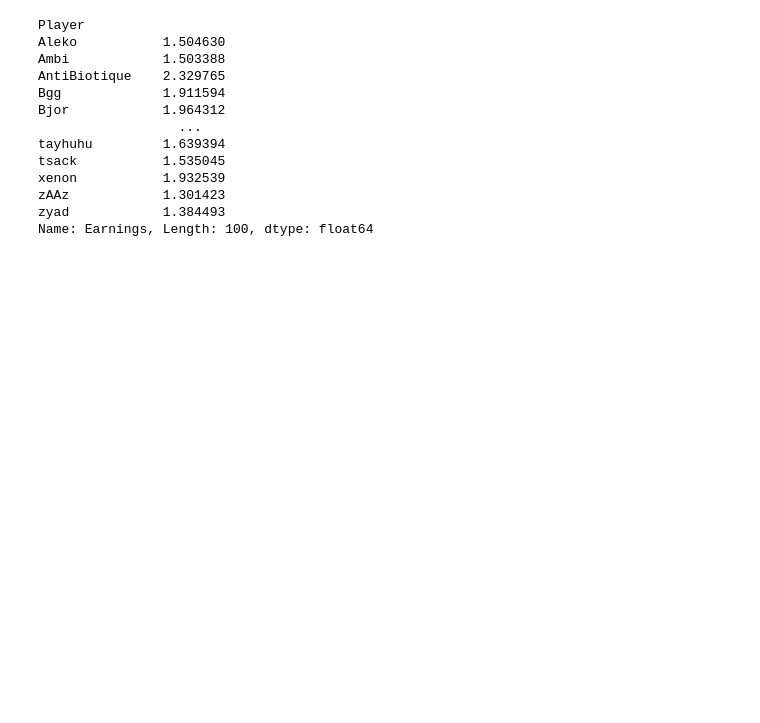
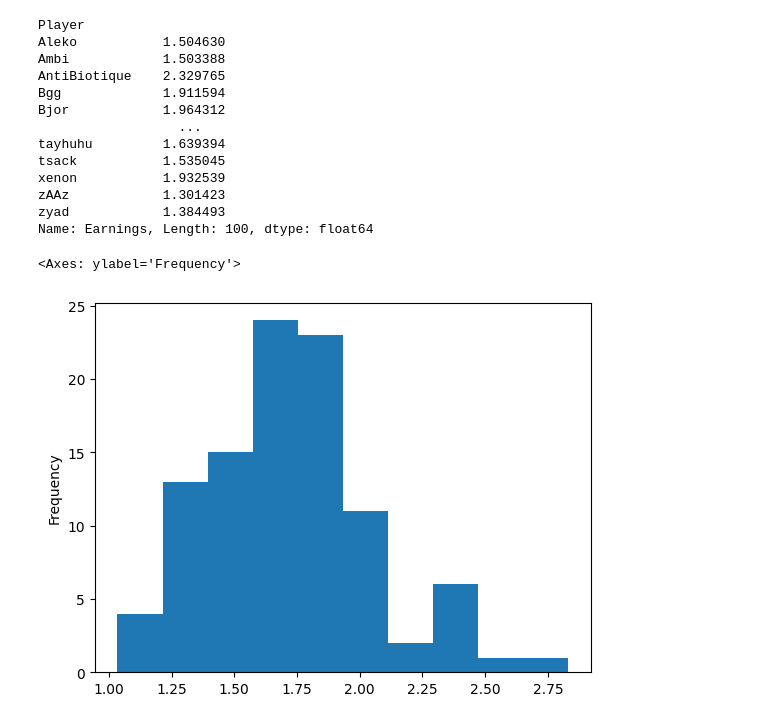
Before and after one commit to Ssserafimm/ml-player-earnings-predictor, a Jupyter notebook: earnings_prediction.ipynb, the cells around one changed output. Cells and saved outputs as stored; diff of their text form; code cells hidden in the pictures; blank space fills up the shorter version.

Commit message:
added error to earnings ratio analysis by player

```diff
--- a/earnings_prediction.ipynb
+++ b/earnings_prediction.ipynb
@@ -293,3 +293,8 @@ xenon           1.932539
 zAAz            1.301423
 zyad            1.384493
 Name: Earnings, Length: 100, dtype: float64
+# %%
+error_ratio.plot.hist()
+# %% [output]
+<Axes: ylabel='Frequency'>
+[figure, added]
```
Also changed, not shown: parts of 1 cell of this notebook.
